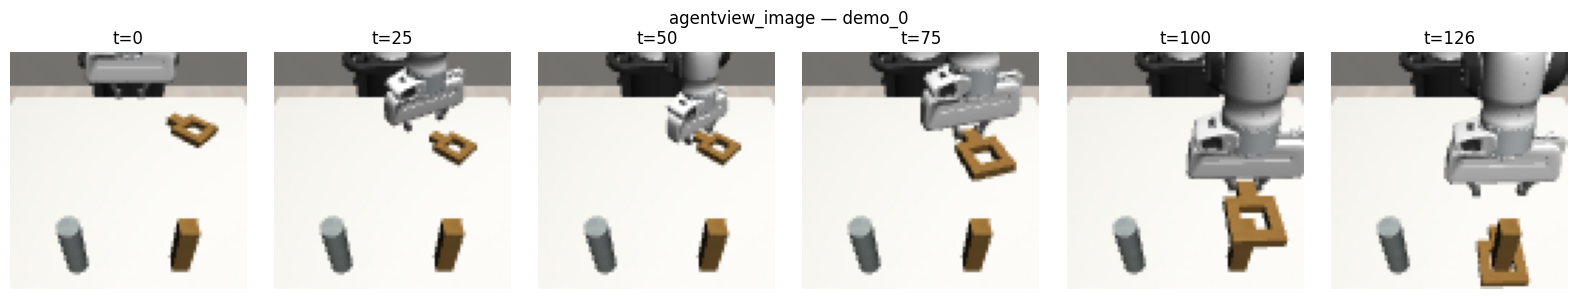
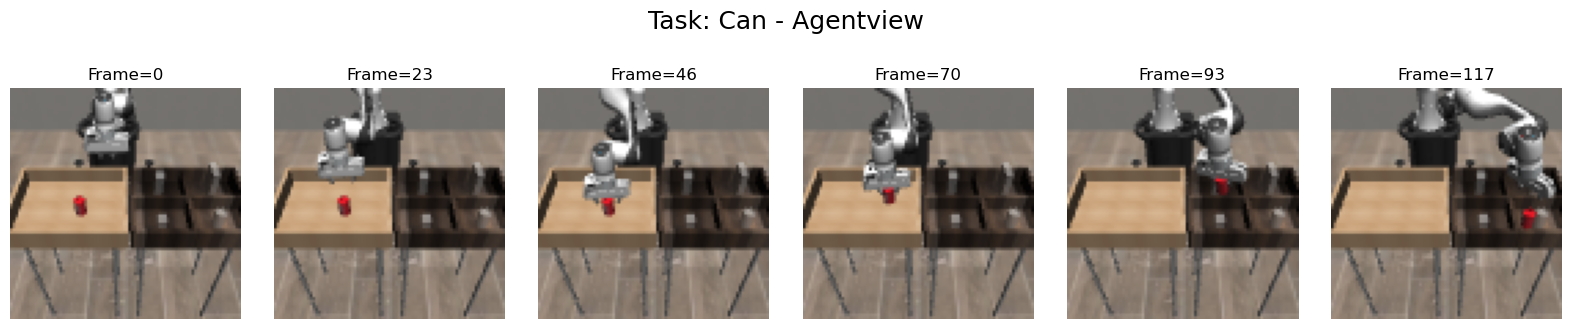
Unified diff of the notebook cell whose output changed from the first chart to the second:
--- before
+++ after
@@ -2,5 +2,5 @@
 import matplotlib.pyplot as plt
 
-with h5py.File("/home/sigmundhh/Documents/robomimic_Even_og_Benjamin/datasets/square/ph/square.hdf5", "r") as f:
+with h5py.File("/home/benjamin/Masteroppgave/robomimic_Even_og_Benjamin/datasets/can/ph/image_can.hdf5", "r") as f:
     demos = list(f["data"].keys())
     frames = f[f"data/{demos[0]}/obs/agentview_image"][:]  # shape (T, 84, 84, 3)
@@ -13,7 +13,7 @@
 for ax, idx in zip(axes, indices):
     ax.imshow(frames[idx])
-    ax.set_title(f"t={idx}")
+    ax.set_title(f"Frame={idx}")
     ax.axis("off")
-plt.suptitle(f"agentview_image — {demos[0]}")
+plt.suptitle(f"Task: Can - Agentview", fontsize=18, y=1.08)
 plt.tight_layout()
 plt.show()

Commit: plot fix